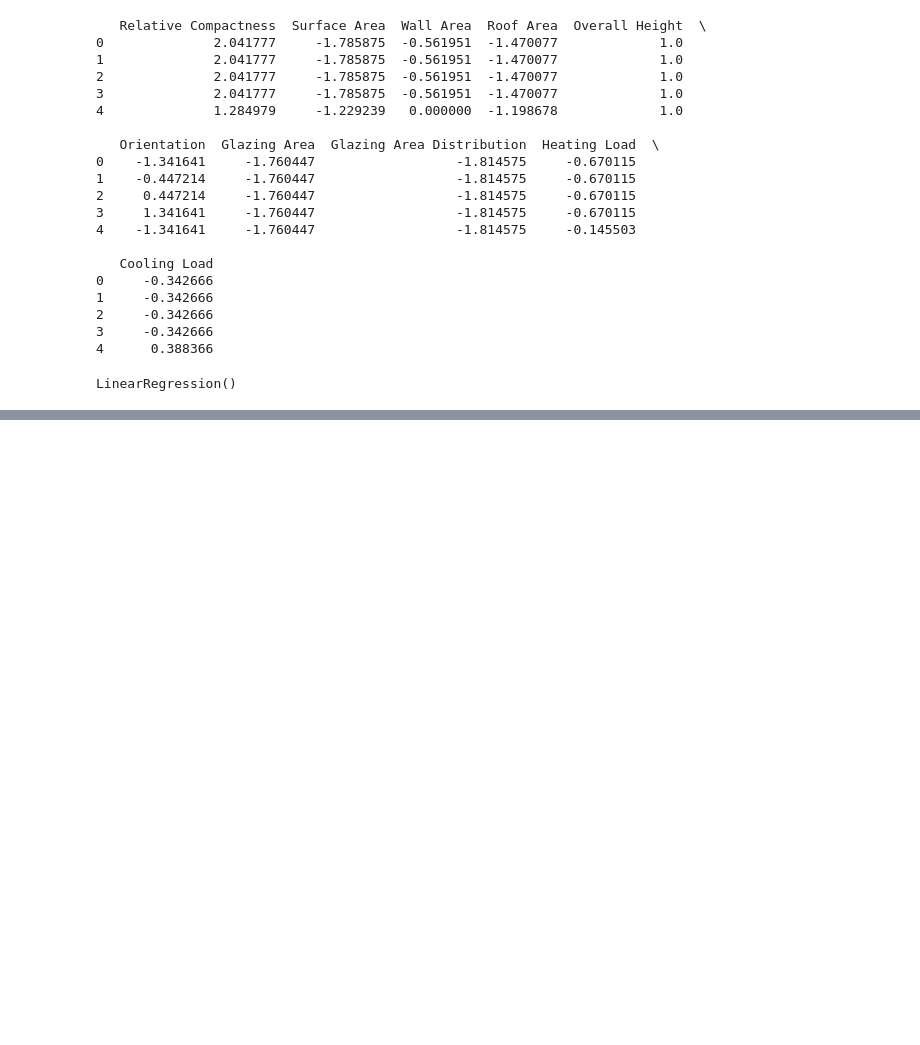
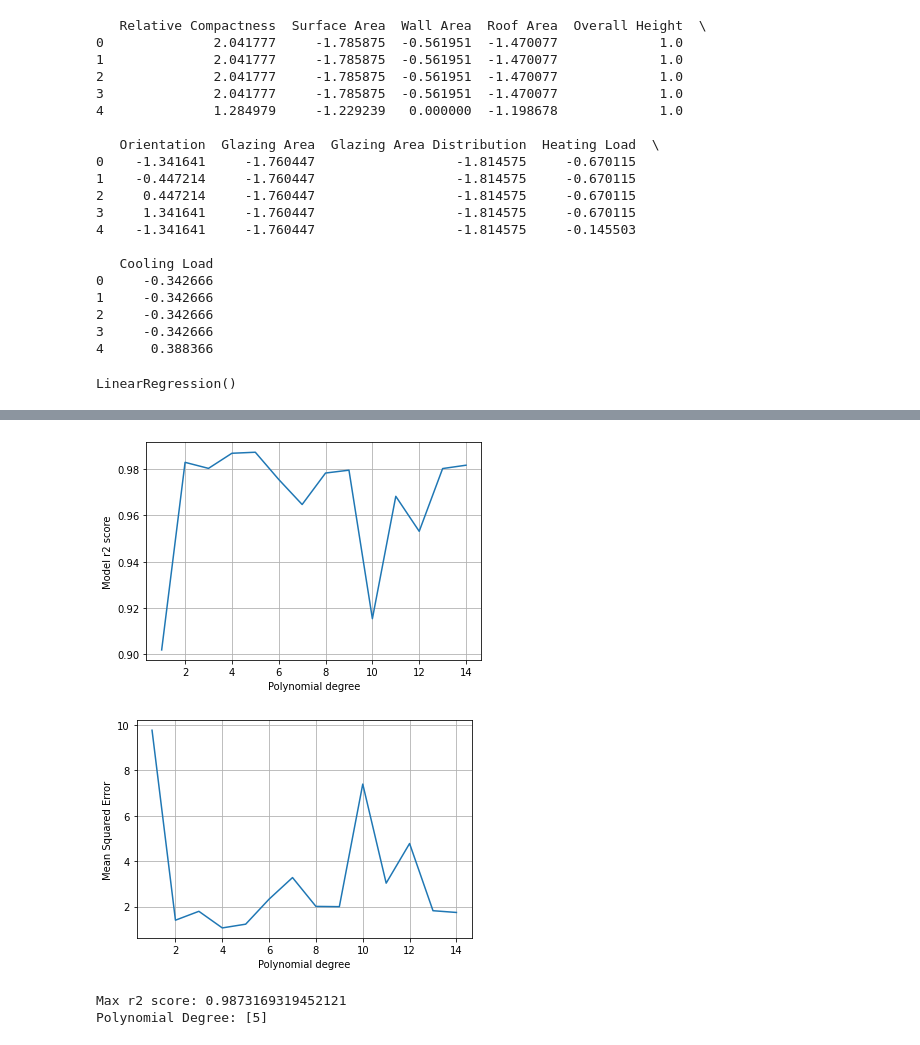
Before and after one commit to Scrath1/ml, a Jupyter notebook: ml_course_en/assignments/Assignment 02_Linear_regression_regul_poly.ipynb, the cells around one changed output, grey strips where cells are left out. Drawn from its saved outputs; the diff is of its cells as text; code cells hidden in the pictures; blank space fills up the shorter version.

```diff
--- a/ml_course_en/assignments/Assignment 02_Linear_regression_regul_poly.ipynb
+++ b/ml_course_en/assignments/Assignment 02_Linear_regression_regul_poly.ipynb
@@ -222,27 +175,53 @@ for t in targets:
 # %%
 # 4. polynomial features
 
-degrees = range(1,4)
+r2_list = []
+mean_squared_error_list = []
+degrees = range(1,15)
 for i in range(len(degrees)):
     # create polynomial features
     polynomial_features = PolynomialFeatures(degree=degrees[i], include_bias=False)
 
     features_data = dataset[features].copy()
     targets_data = dataset[targets].copy()
 
     poly_dataset = polynomial_features.fit_transform(features_data)
     # split data
     data_train_X, data_test_X, data_train_y, data_test_y = train_test_split(poly_dataset, targets_data)
 
     linear_regression = linear_model.LinearRegression()
     model = linear_regression.fit(data_train_X, data_train_y)
 
     prediction = model.predict(data_test_X)
 
     r2score = r2_score(data_test_y, prediction)
+    mse = mean_squared_error(data_test_y, prediction)
 
-    pred_1 = []
-    pred_2 = []
-    for i in range(0,len(prediction)):
-        pred_1.append(prediction[i][0])
-        pred_2.append(prediction[i][1])
+    mean_squared_error_list.append(mse)
+
+    r2_list.append(r2score)
+
+
+plt.plot(degrees,r2_list)
+plt.grid(True)
+plt.xlabel("Polynomial degree")
+plt.ylabel("Model r2 score")
+plt.show()
+
+plt.plot(degrees,mean_squared_error_list)
+plt.grid(True)
+plt.xlabel("Polynomial degree")
+plt.ylabel("Mean Squared Error")
+plt.show()
+# %% [output]
+[figure, added]
+[figure, added]
+# %%
+max_element = np.max(r2_list)
+poly_degree = np.where(r2_list == max_element)[0] + 1
+
+
+print(f"Max r2 score: {max_element}",f"Polynomial Degree: {poly_degree}", sep='\n')
+# %% [output]
+Max r2 score: 0.9873169319452121
+Polynomial Degree: [5]
```
Also changed, not shown: parts of 4 cells of this notebook.
